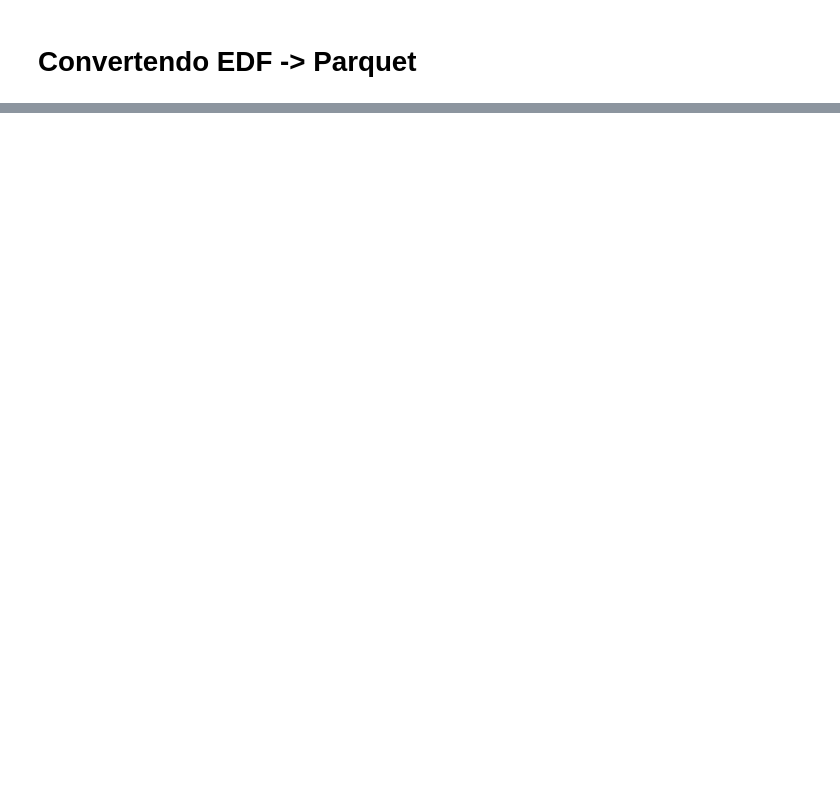
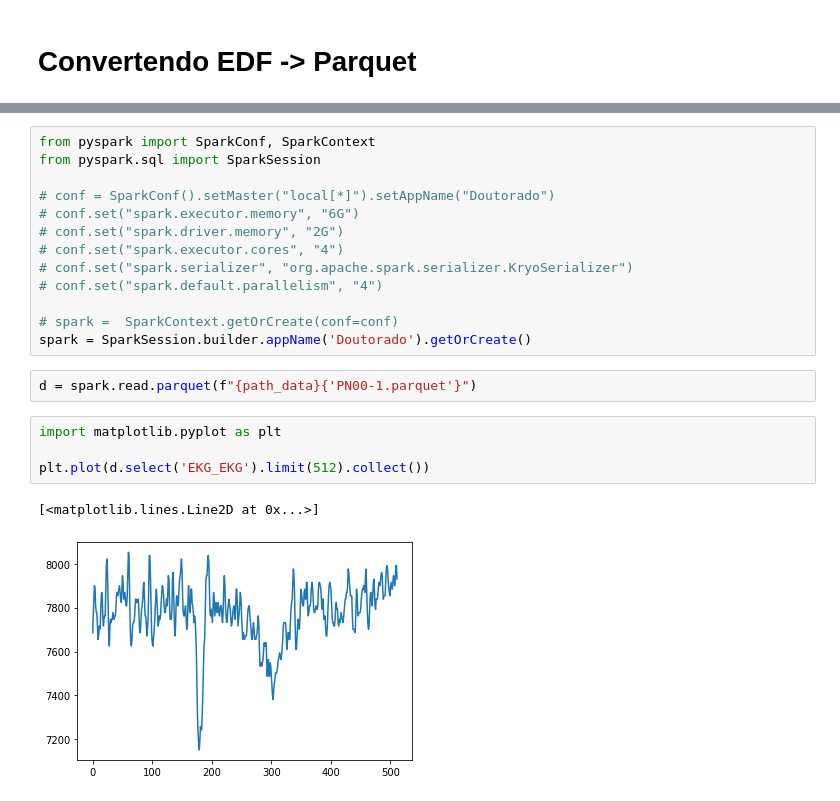
Before and after one commit to davicn/doutorado_ppgee_v2, a Jupyter notebook: src/notebooks/11-to_parquet.ipynb, the cells around one changed output, grey strips where cells are left out. Saved outputs shown, nothing was run; the diff lists cells and outputs as text; blank space fills up the shorter version.

```diff
--- a/src/notebooks/11-to_parquet.ipynb
+++ b/src/notebooks/11-to_parquet.ipynb
@@ -36,3 +39,25 @@ Extracting EDF parameters from /mnt/c/Users/davi.nascimento/Documents/siena-eeg/
 EDF file detected
 Setting channel info structure...
 Creating raw.info structure...
+# %%
+from pyspark import SparkConf, SparkContext
+from pyspark.sql import SparkSession
+
+# conf = SparkConf().setMaster("local[*]").setAppName("Doutorado")
+# conf.set("spark.executor.memory", "6G")
+# conf.set("spark.driver.memory", "2G")
+# conf.set("spark.executor.cores", "4")
+# conf.set("spark.serializer", "org.apache.spark.serializer.KryoSerializer")
+# conf.set("spark.default.parallelism", "4")
+
+# spark =  SparkContext.getOrCreate(conf=conf)
+spark = SparkSession.builder.appName('Doutorado').getOrCreate()
+# %%
+d = spark.read.parquet(f"{path_data}{'PN00-1.parquet'}")
+# %%
+import matplotlib.pyplot as plt
+
+plt.plot(d.select('EKG_EKG').limit(512).collect())
+# %% [output]
+[<matplotlib.lines.Line2D at 0x...>]
+[figure, added]
```
Also changed, not shown: parts of 5 cells of this notebook, 1 other file.
